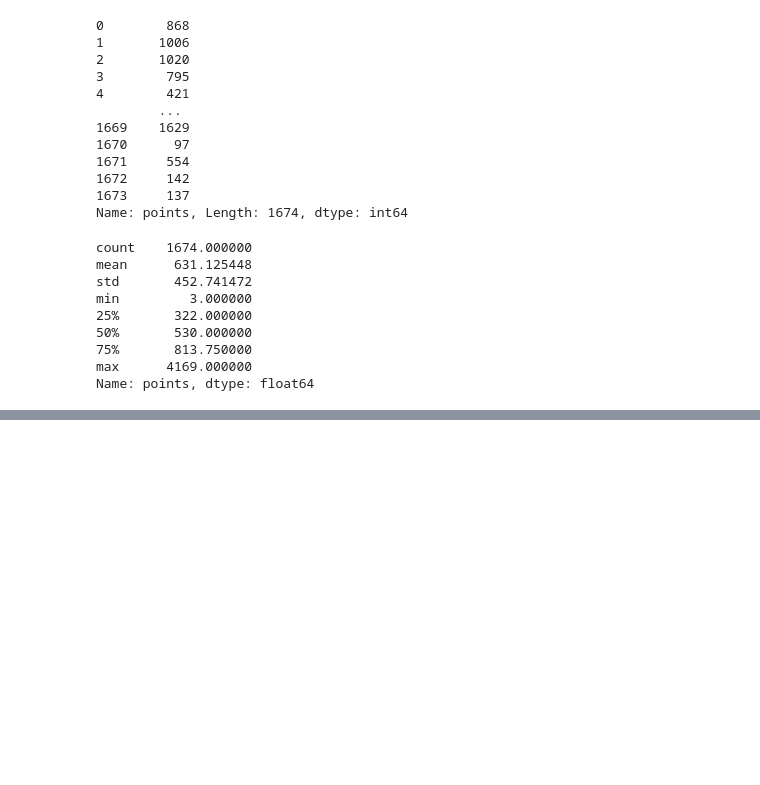
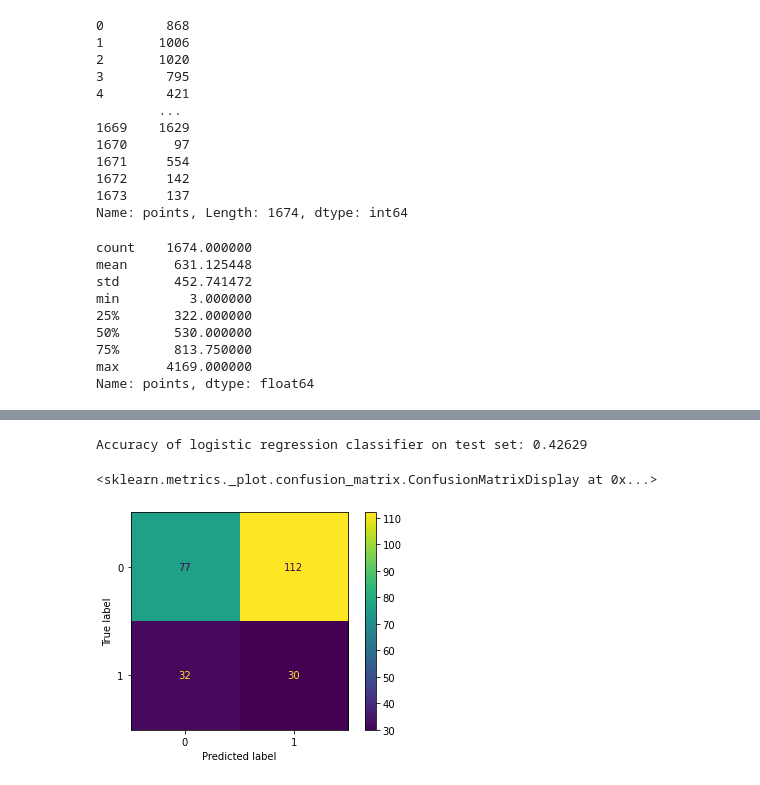
Before and after one commit to asval211/pga_golf_dataset, a Jupyter notebook: notebooks/exploratory/Cameron/data analysis 1.ipynb, the cells around one changed output, grey strips where cells are left out. Drawn from its saved outputs; the diff is of its cells as text; code cells hidden in the pictures; blank space fills up the shorter version.

```diff
--- a/notebooks/exploratory/Cameron/data analysis 1.ipynb
+++ b/notebooks/exploratory/Cameron/data analysis 1.ipynb
@@ -301,0 +273,5 @@ Name: point_range, dtype: int64
+# %%
+frames = [point2021_1, point2021_2, point2021_3]
+
+df_2021 = pd.concat(frames)
+df_2021
@@ -320,34 +328,38 @@ KeyError: 'year'
 # %%
 lr = LogisticRegression()
 X = df.drop(columns= ['points','point_range','player_name'], axis = 1)
 
 y = df['point_range']
 
-X_train, X_val, y_train, y_val = train_test_split(X, y, test_size=0.35,random_state=24)
+X_train, X_val, y_train, y_val = train_test_split(X, y, test_size=0.15,random_state=24)
 columns = X_train.columns
 
 X_test = df_2021.drop(columns= ['points','point_range','player_name'], axis = 1)
 y_test = df_2021['point_range']
 
 #I scale the X_train and X_test data.
 sc = StandardScaler()
 
 X_train_s = sc.fit(X_train).transform(X_train)
-X_test_s = sc.transform(X_val)
+X_val_s = sc.transform(X_val)
 
 #Here I select particular variables from X to use for the logistic regression.
 #cols=['RPI Last Season','AP Votes', 'Coaches Votes','OPPP','OFGm','OFGM','OPerTO','DPerFT','OaFGPer']
 #Now form dataframes from the scaled but not oversampled data with just those␣ 􏰁→columns
 #X_s=X_s_data[cols]
 #y_s=y_s_data['Sweet 16']
 #Form dataframe for X_test_s using only columns specified.
 #X_test_s_df_c=X_test_s_df[cols]
 
 
 lr.fit(X_train, y_train)
 
-y_pred = lr.predict(X_val)
+y_pred = lr.predict(X_val_s)
 
 print('Accuracy of logistic regression classifier on test set: {:.5f}'.format(accuracy_score(y_val, y_pred)))
 
-plot_confusion_matrix(lr,X_val, y_val)
+plot_confusion_matrix(lr,X_val_s, y_val)
+# %% [output]
+Accuracy of logistic regression classifier on test set: 0.42629
+<sklearn.metrics._plot.confusion_matrix.ConfusionMatrixDisplay at 0x...>
+[figure, added]
```
Also changed, not shown: parts of 10 cells of this notebook, 2 other files.
